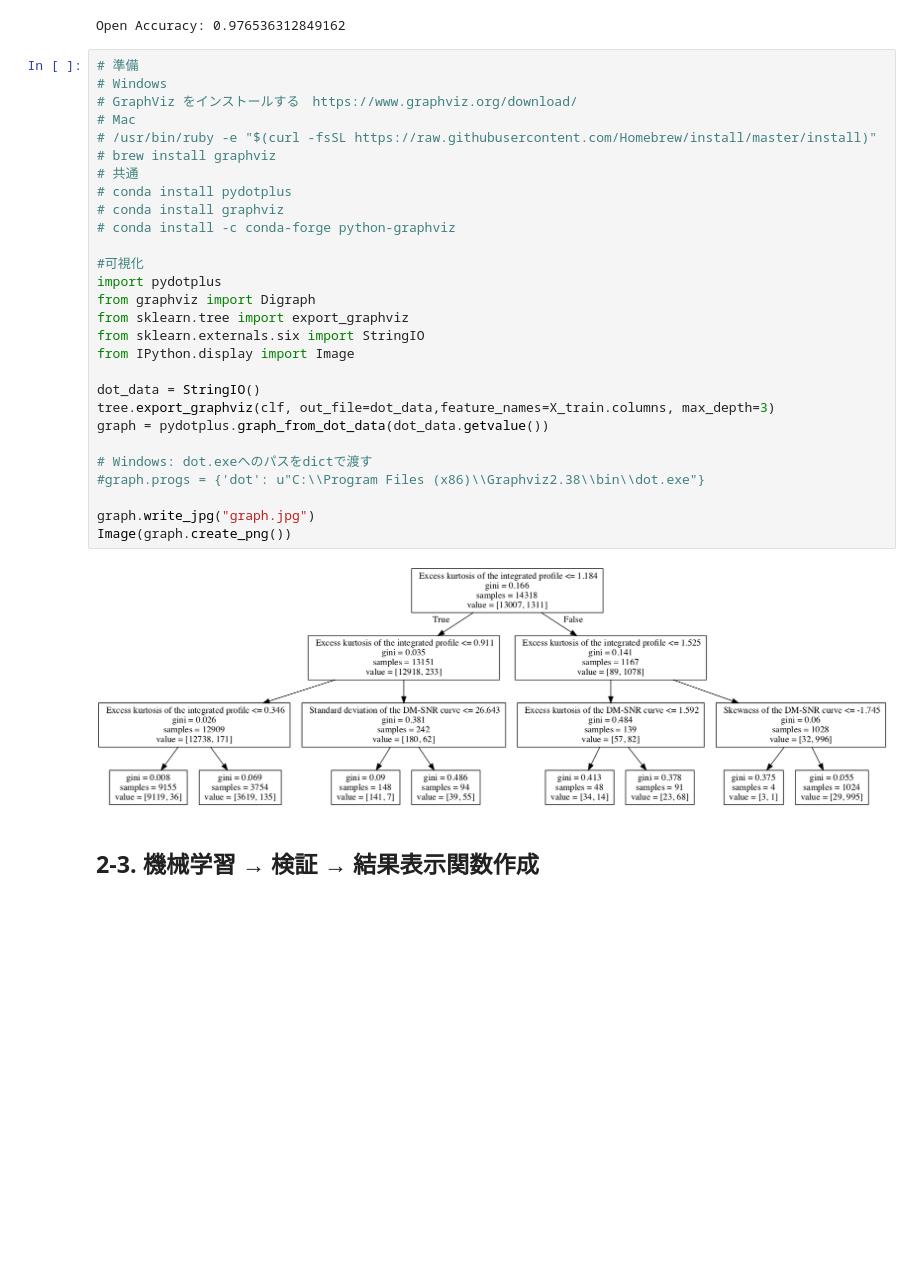
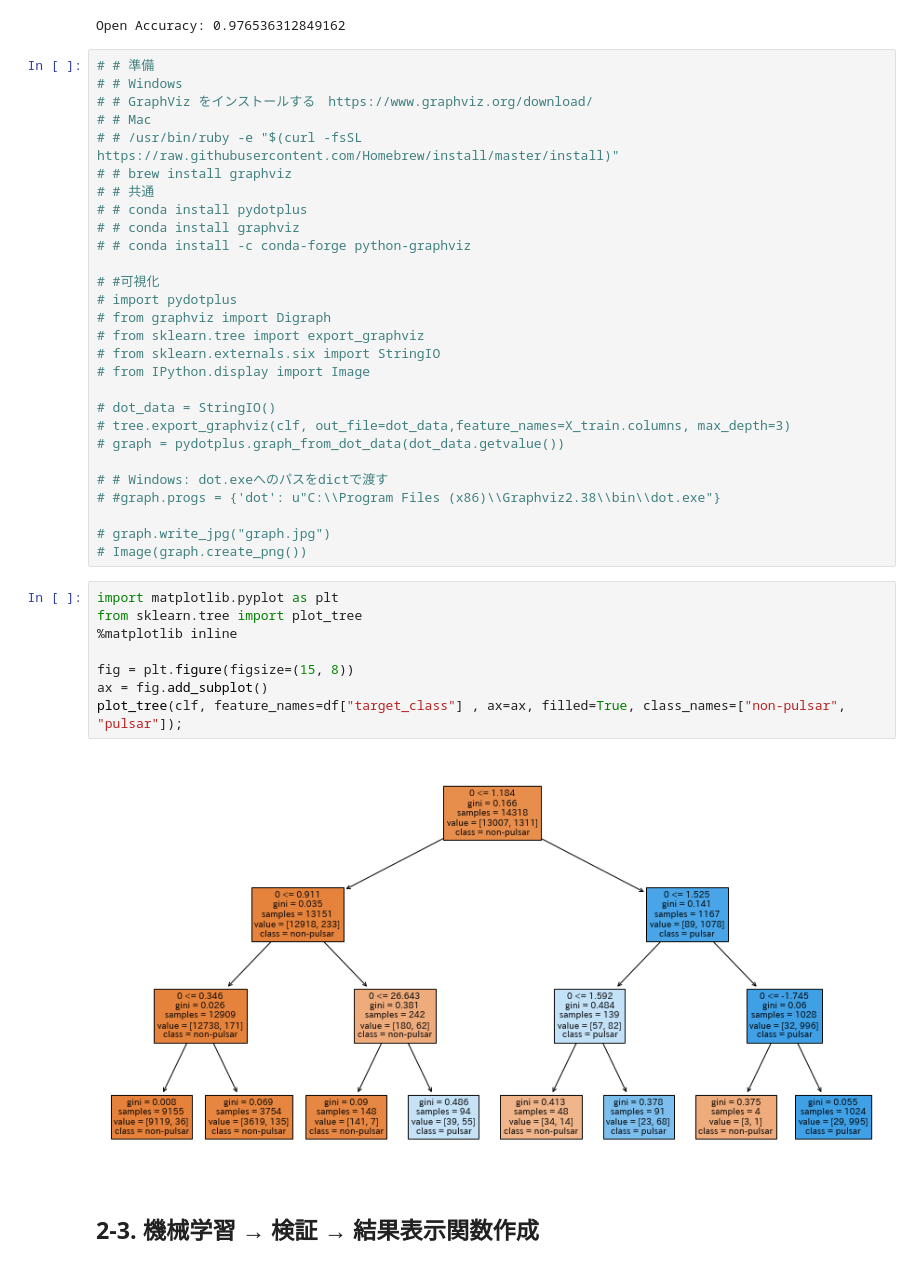
Before and after one commit to Atsuhiko/Lesson_2, a Jupyter notebook: L2_mac.ipynb, the cells around one changed output. Cells and saved outputs as stored; diff of their text form; blank space fills up the shorter version.

```diff
--- a/L2_mac.ipynb
+++ b/L2_mac.ipynb
@@ -54,35 +56,43 @@ print("Open Accuracy:", acc)
 # %% [output]
 Open Accuracy: 0.976536312849162
 # %%
-# 準備
-# Windows
-# GraphViz をインストールする　https://www.graphviz.org/download/
-# Mac
-# /usr/bin/ruby -e "$(curl -fsSL https://raw.githubusercontent.com/Homebrew/install/master/install)"
-# brew install graphviz
-# 共通
-# conda install pydotplus
-# conda install graphviz
-# conda install -c conda-forge python-graphviz
+# # 準備
+# # Windows
+# # GraphViz をインストールする　https://www.graphviz.org/download/
+# # Mac
+# # /usr/bin/ruby -e "$(curl -fsSL https://raw.githubusercontent.com/Homebrew/install/master/install)"
+# # brew install graphviz
+# # 共通
+# # conda install pydotplus
+# # conda install graphviz
+# # conda install -c conda-forge python-graphviz
 
-#可視化
-import pydotplus
-from graphviz import Digraph
-from sklearn.tree import export_graphviz
-from sklearn.externals.six import StringIO
-from IPython.display import Image
+# #可視化
+# import pydotplus
+# from graphviz import Digraph
+# from sklearn.tree import export_graphviz
+# from sklearn.externals.six import StringIO
+# from IPython.display import Image
 
-dot_data = StringIO()
-tree.export_graphviz(clf, out_file=dot_data,feature_names=X_train.columns, max_depth=3)
-graph = pydotplus.graph_from_dot_data(dot_data.getvalue())
+# dot_data = StringIO()
+# tree.export_graphviz(clf, out_file=dot_data,feature_names=X_train.columns, max_depth=3)
+# graph = pydotplus.graph_from_dot_data(dot_data.getvalue())
 
-# Windows: dot.exeへのパスをdictで渡す
-#graph.progs = {'dot': u"C:\\Program Files (x86)\\Graphviz2.38\\bin\\dot.exe"}
+# # Windows: dot.exeへのパスをdictで渡す
+# #graph.progs = {'dot': u"C:\\Program Files (x86)\\Graphviz2.38\\bin\\dot.exe"}
 
-graph.write_jpg("graph.jpg")
-Image(graph.create_png())
+# graph.write_jpg("graph.jpg")
+# Image(graph.create_png())
-# %% [output]
-[figure, removed]
+# %%
+import matplotlib.pyplot as plt
+from sklearn.tree import plot_tree
+%matplotlib inline
+
+fig = plt.figure(figsize=(15, 8))
+ax = fig.add_subplot()
+plot_tree(clf, feature_names=df["target_class"] , ax=ax, filled=True, class_names=["non-pulsar", "pulsar"]);
+# %% [output]
+[figure, added]
 # %% [markdown]
 ## 2-3. 機械学習 → 検証 → 結果表示関数作成
 # %%
```
Also changed, not shown: parts of 9 cells of this notebook, 1 other file.
